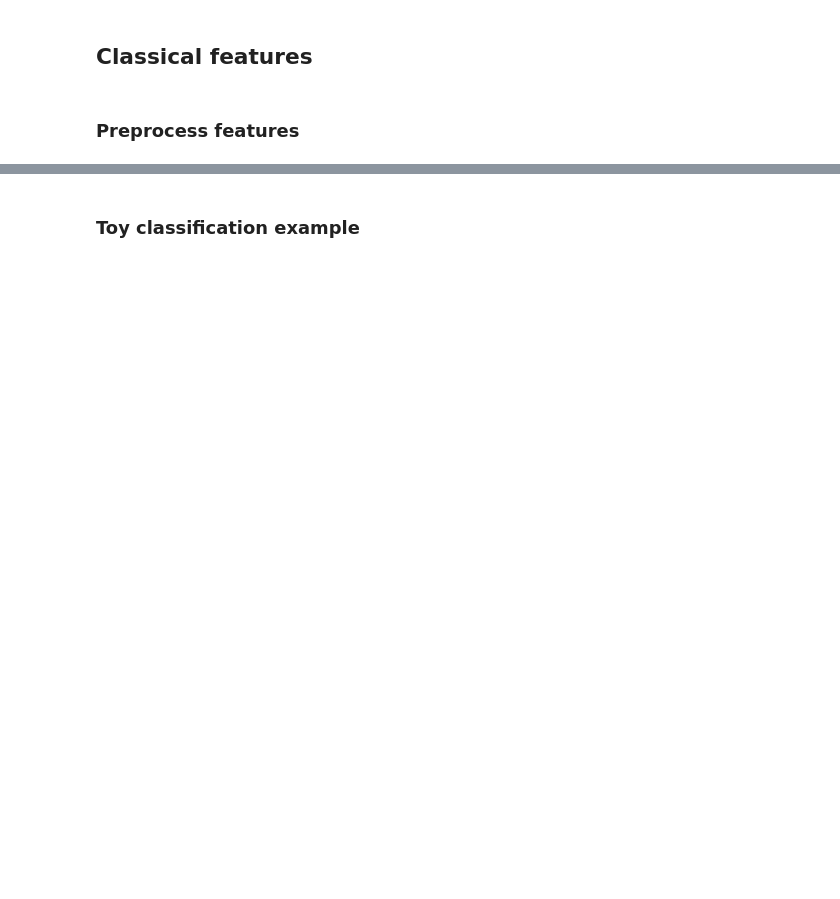
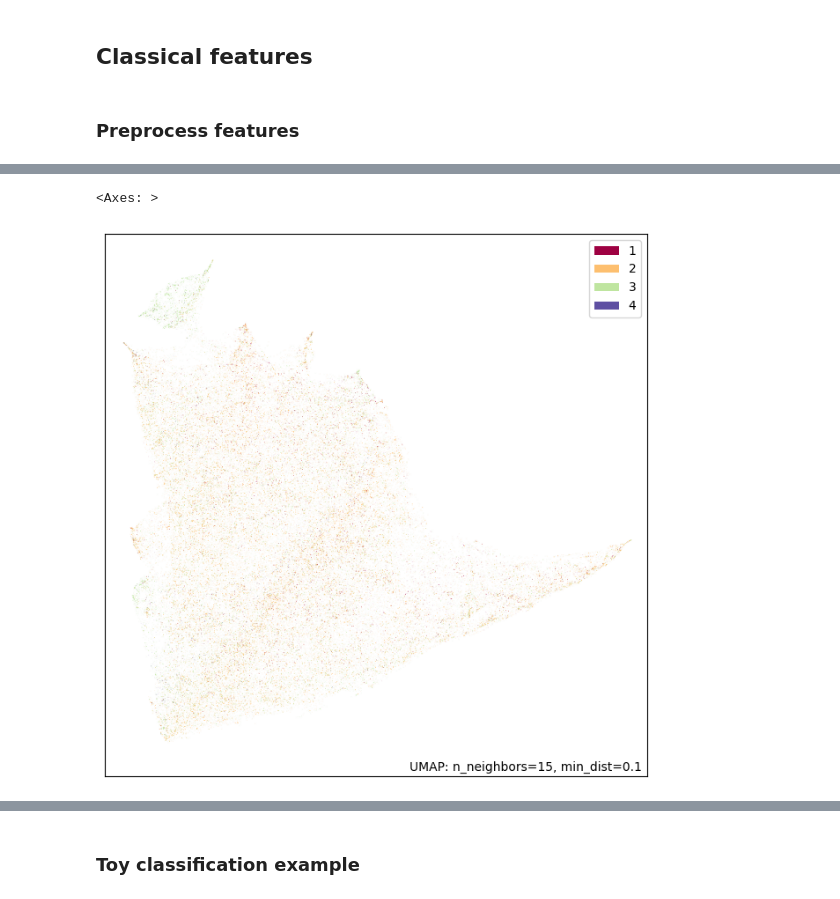
Before and after one commit to fuhrwerk/cytodata-hackathon-2023, a Jupyter notebook: notebook/CytoData2023_hackathon.ipynb, the cells around one changed output, grey strips where cells are left out. Cells and saved outputs as stored; diff of their text form; code cells hidden in the pictures; blank space fills up the shorter version.

```diff
--- a/notebook/CytoData2023_hackathon.ipynb
+++ b/notebook/CytoData2023_hackathon.ipynb
@@ -160,0 +166,5 @@ umap.plot.points(mapper, labels=prep_features.loc[umap_sample.index,'Progression
+# %%
+umap.plot.points(mapper, labels=prep_features.loc[umap_sample.index,'Fuhrman'])
+# %% [output]
+<Axes: >
+[figure, added]
```
Also changed, not shown: parts of 7 cells of this notebook.
